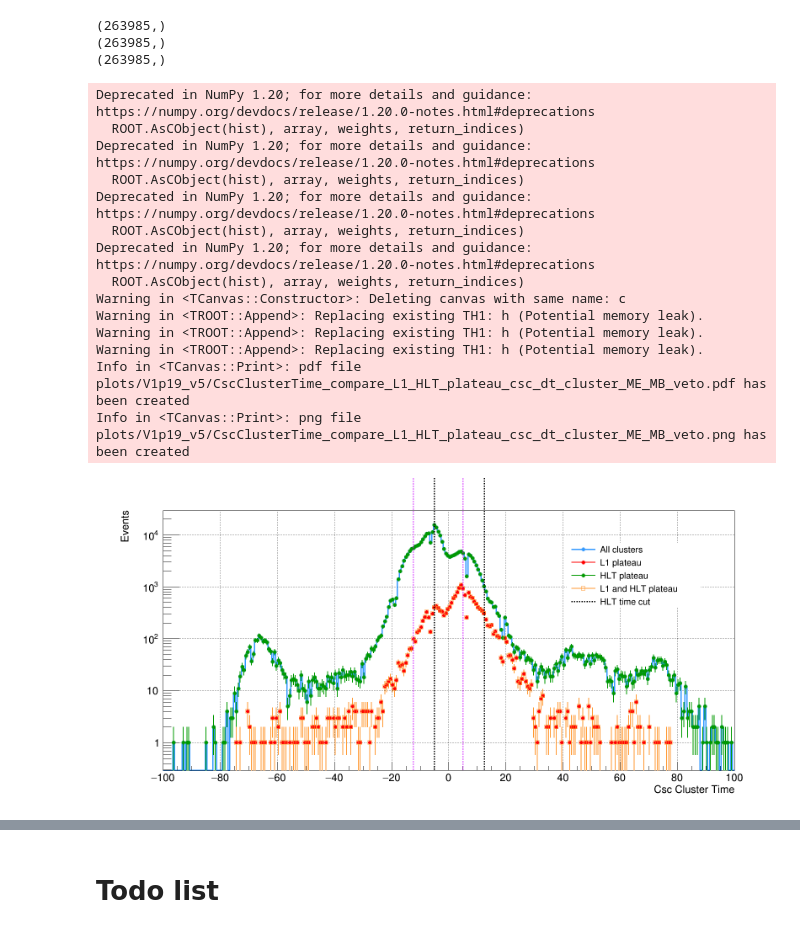
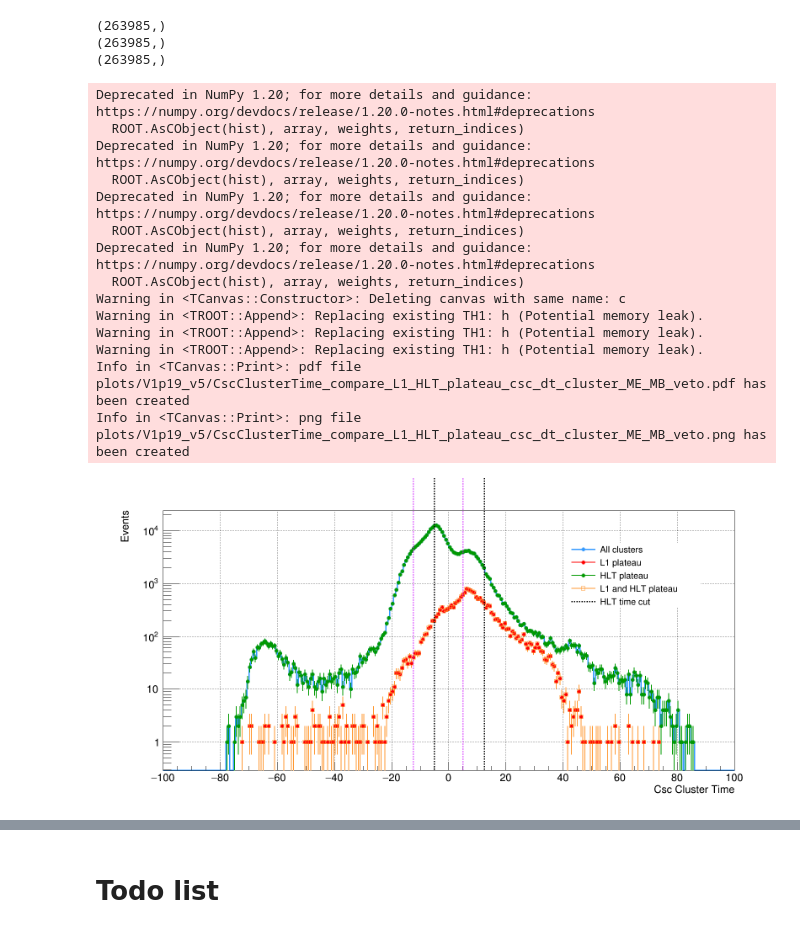
Before and after one commit to cms-lpc-llp/run3_muon_system_analysis, a Jupyter notebook: study_triggered_events_CSC_DT_v1.ipynb, the cells around one changed output, grey strips where cells are left out. Cells and saved outputs as stored; diff of their text form; code cells hidden in the pictures.

Commit message:
Fixed CSC Time to HLT definition

```diff
--- a/study_triggered_events_CSC_DT_v1.ipynb
+++ b/study_triggered_events_CSC_DT_v1.ipynb
@@ -275,13 +275,13 @@ for k, T in tree.items():
 
     #Time spread cut
     if do_csc_time_spread_cut:
-        sel_csccluster = np.logical_and(sel_csccluster, T.array('cscRechitCluster' + cluster_index + 'TimeSpreadWeightedAll')<20)
+        sel_csccluster = np.logical_and(sel_csccluster, T.array('cscRechitCluster' + cluster_index + 'TimeSpread')<20)
 
     #Time cut
     if do_csc_in_time_cut:
         sel_csccluster = np.logical_and(sel_csccluster, np.logical_and(
-            T.array('cscRechitCluster' + cluster_index + 'TimeWeighted')< 12.5,
-            T.array('cscRechitCluster' + cluster_index + 'TimeWeighted') > -5))
+            T.array('cscRechitCluster' + cluster_index + 'Time')< 12.5,
+            T.array('cscRechitCluster' + cluster_index + 'Time') > -5))
 
     #ME11 and ME12 veto
     ME11_veto = np.logical_and(
@@ -335,6 +335,9 @@ for k, T in tree.items():
         sel_dtcluster = np.logical_and(sel_dtcluster, MB1_veto)
 
     #Check with Christina:
+    #These selections ensure there are no clusters with hits in 4 DT stations to reduce muon background
+    #MB1 veto was not applied in Run2 double tag
+    #But we apply it now since it's present at HLT --> no need to implement this on top
     '''
     sel_dtcluster = np.logical_and(sel_dtcluster, np.logical_not(np.logical_and(T.array('dtRechitClusterMaxStation')==1, T.array('dtRechitClusterMaxStationRatio')>0.9)))
     cut = 5
@@ -417,16 +420,16 @@ for k, T in tree.items():
         cscClusterPhi[k] = T.array('cscRechitCluster' + cluster_index + 'Phi')[sel_csccluster][sel_ev[k]][:,:]
         cscClusterEta[k] = T.array('cscRechitCluster' + cluster_index + 'Eta')[sel_csccluster][sel_ev[k]][:,:]
         cscClusterSize[k] =  T.array('cscRechitCluster' + cluster_index + 'Size')[sel_csccluster][sel_ev[k]][:,:]
-        cscClusterTimeSpreadWeighted[k] =  T.array('cscRechitCluster' + cluster_index + 'TimeSpreadWeightedAll')[sel_csccluster][sel_ev[k]][:,:]
-        cscClusterTimeWeighted[k] =  T.array('cscRechitCluster' + cluster_index + 'TimeWeighted')[sel_csccluster][sel_ev[k]][:,:]
+        cscClusterTimeSpread[k] =  T.array('cscRechitCluster' + cluster_index + 'TimeSpread')[sel_csccluster][sel_ev[k]][:,:]
+        cscClusterTime[k] =  T.array('cscRechitCluster' + cluster_index + 'Time')[sel_csccluster][sel_ev[k]][:,:]
         #cscRechitClusterDphi1[k] =  T.array('cscRechitCluster' + cluster_index + 'MetEENoise_dPhi')[sel_csccluster][sel_ev[k]][:,:]
         #cscRechitClusterMe11Ratio[k] =  T.array('cscRechitCluster' + cluster_index + 'Me11Ratio')[sel_csccluster][sel_ev[k]]
         cscClusterSize2[k] =  T.array('cscRechitCluster' + cluster_index + 'Size')[sel_csccluster][ np.logical_and(sel_ev[k],sel_csccluster.sum() > 1)  ][:,:]
-        cscClusterTimeWeighted2[k] =  T.array('cscRechitCluster' + cluster_index + 'TimeWeighted')[sel_csccluster][ np.logical_and(sel_ev[k],sel_csccluster.sum() > 1)  ][:,:]
+        cscClusterTime2[k] =  T.array('cscRechitCluster' + cluster_index + 'Time')[sel_csccluster][ np.logical_and(sel_ev[k],sel_csccluster.sum() > 1)  ][:,:]
         cscClusterEta2[k] =  T.array('cscRechitCluster' + cluster_index + 'Eta')[sel_csccluster][ np.logical_and(sel_ev[k],sel_csccluster.sum() > 1)  ][:,:]
 
         cscClusterSize3[k] =  T.array('cscRechitCluster' + cluster_index + 'Size')[sel_csccluster][ np.logical_and(sel_ev[k],sel_csccluster.sum() > 2)  ][:,:]
-        cscClusterTimeWeighted3[k] =  T.array('cscRechitCluster' + cluster_index + 'TimeWeighted')[sel_csccluster][ np.logical_and(sel_ev[k],sel_csccluster.sum() > 2)  ][:,:]
+        cscClusterTime3[k] =  T.array('cscRechitCluster' + cluster_index + 'Time')[sel_csccluster][ np.logical_and(sel_ev[k],sel_csccluster.sum() > 2)  ][:,:]
         cscClusterEta3[k] =  T.array('cscRechitCluster' + cluster_index + 'Eta')[sel_csccluster][ np.logical_and(sel_ev[k],sel_csccluster.sum() > 2)  ][:,:]
 
         cscClusterNStation[k] =  T.array('cscRechitCluster' + cluster_index + 'NStation10')[sel_csccluster][sel_ev[k]][:,:]
@@ -438,9 +441,9 @@ for k, T in tree.items():
         sel_muonveto_csc[k] = muon_veto_csc[sel_csccluster][sel_ev[k]][:,:]
 
         #Separate in trigger categories
-        cscClusterTimeWeightedTr1[k] = T.array('cscRechitCluster' + cluster_index + 'TimeWeighted')[np.logical_and(sel_csccluster,sel_trgCluster_tr1)][sel_ev[k]][:,:]
-        cscClusterTimeWeightedTr2[k] = T.array('cscRechitCluster' + cluster_index + 'TimeWeighted')[np.logical_and(sel_csccluster,sel_trgCluster_tr2)][sel_ev[k]][:,:]
-        cscClusterTimeWeightedTr3[k] = T.array('cscRechitCluster' + cluster_index + 'TimeWeighted')[np.logical_and(sel_csccluster,sel_trgCluster_tr3)][sel_ev[k]][:,:]
+        cscClusterTimeTr1[k] = T.array('cscRechitCluster' + cluster_index + 'Time')[np.logical_and(sel_csccluster,sel_trgCluster_tr1)][sel_ev[k]][:,:]
+        cscClusterTimeTr2[k] = T.array('cscRechitCluster' + cluster_index + 'Time')[np.logical_and(sel_csccluster,sel_trgCluster_tr2)][sel_ev[k]][:,:]
+        cscClusterTimeTr3[k] = T.array('cscRechitCluster' + cluster_index + 'Time')[np.logical_and(sel_csccluster,sel_trgCluster_tr3)][sel_ev[k]][:,:]
         cscClusterEtaTr1[k] = T.array('cscRechitCluster' + cluster_index + 'Eta')[np.logical_and(sel_csccluster,sel_trgCluster_tr1)][sel_ev[k]][:,:]
         cscClusterEtaTr2[k] = T.array('cscRechitCluster' + cluster_index + 'Eta')[np.logical_and(sel_csccluster,sel_trgCluster_tr2)][sel_ev[k]][:,:]
         cscClusterEtaTr3[k] = T.array('cscRechitCluster' + cluster_index + 'Eta')[np.logical_and(sel_csccluster,sel_trgCluster_tr3)][sel_ev[k]][:,:]
@@ -472,8 +475,8 @@ for k, T in tree.items():
         cscClusterPhi[k] = T.array('cscRechitCluster' + cluster_index + 'Phi')[sel_csccluster][sel_ev[k]][:,:]
         cscClusterEta[k] = T.array('cscRechitCluster' + cluster_index + 'Eta')[sel_csccluster][sel_ev[k]][:,:]
         cscClusterSize[k] =  T.array('cscRechitCluster' + cluster_index + 'Size')[sel_csccluster][sel_ev[k]][:,:]
-        cscClusterTimeWeighted[k] =  T.array('cscRechitCluster' + cluster_index + 'TimeWeighted')[sel_csccluster][sel_ev[k]][:,:]
-        cscClusterTimeSpreadWeighted[k] =  T.array('cscRechitCluster' + cluster_index + 'TimeSpreadWeightedAll')[sel_csccluster][sel_ev[k]][:,:]
+        cscClusterTime[k] =  T.array('cscRechitCluster' + cluster_index + 'Time')[sel_csccluster][sel_ev[k]][:,:]
+        cscClusterTimeSpread[k] =  T.array('cscRechitCluster' + cluster_index + 'TimeSpread')[sel_csccluster][sel_ev[k]][:,:]
         cscClusterNStation[k] =  T.array('cscRechitCluster' + cluster_index + 'NStation10')[sel_csccluster][sel_ev[k]][:,:]
         nCscClusters[k] = sel_csccluster.sum()[sel_ev[k]]
         nDtClusters[k] = sel_dtcluster.sum()[sel_ev[k]]
@@ -653,7 +655,7 @@ h2 = {}
 can.cd()
 for k in tree_keys:
 
-    h[k] = create_TH1D(cscClusterTimeWeighted[k].flatten(),title="",axis_title = ['Cluster Time','Events'], binning=[300,-150,150])#binning=[100,-80,80])
+    h[k] = create_TH1D(cscClusterTime[k].flatten(),title="",axis_title = ['Cluster Time','Events'], binning=[300,-150,150])#binning=[100,-80,80])
     leg.AddEntry(h[k],"CSC")
     h[k].SetLineColor(861)
     h[k].SetLineWidth(3)
@@ -794,7 +796,7 @@ h3 = {}
 can.cd()
 for k in tree_keys:
 
-    h[k] = create_TH1D(cscClusterTimeWeighted[k].flatten(),title="",axis_title = ['Csc Cluster Time','Events'], binning=[300,-100,100])#binning=[100,-80,80])
+    h[k] = create_TH1D(cscClusterTime[k].flatten(),title="",axis_title = ['Csc Cluster Time','Events'], binning=[300,-100,100])#binning=[100,-80,80])
     leg.AddEntry(h[k],"All clusters")
     h[k].SetLineColor(861)
     h[k].SetLineWidth(3)
@@ -806,7 +808,7 @@ for k in tree_keys:
     #h[k].SetMinimum(0.002)
 
 
-    h1[k] = create_TH1D(cscClusterTimeWeighted[k][ L1_plateau[k] ].flatten(),title="",axis_title = ['Csc Cluster Time','Events'], binning=[300,-100,100])#binning=[100,-80,80])#binning=[300,-150,150])
+    h1[k] = create_TH1D(cscClusterTime[k][ L1_plateau[k] ].flatten(),title="",axis_title = ['Csc Cluster Time','Events'], binning=[300,-100,100])#binning=[100,-80,80])#binning=[300,-150,150])
     leg.AddEntry(h1[k],"L1 plateau")
     h1[k].SetLineColor(2)
     h1[k].SetLineWidth(2)
@@ -818,7 +820,7 @@ for k in tree_keys:
     #h[k].SetMinimum(0.002)
 
 
-    h2[k] = create_TH1D(cscClusterTimeWeighted[k][HLT_plateau[k]].flatten(),title="",axis_title = ['Csc Cluster Time','Events'], binning=[300,-100,100])#binning=[100,-80,80])#
+    h2[k] = create_TH1D(cscClusterTime[k][HLT_plateau[k]].flatten(),title="",axis_title = ['Csc Cluster Time','Events'], binning=[300,-100,100])#binning=[100,-80,80])#
     leg.AddEntry(h2[k],"HLT plateau")
     h2[k].SetLineColor(418)
     h2[k].SetLineWidth(2)
@@ -827,7 +829,7 @@ for k in tree_keys:
     h2[k].SetMarkerSize(1.2)
     #if h2[k].Integral()>0:h2[k].Scale(1./h2[k].Integral())
 
-    h3[k] = create_TH1D(cscClusterTimeWeighted[k][ np.logical_and(L1_plateau[k],HLT_plateau[k]) ].flatten(),title="",axis_title = ['Csc Cluster Time','Events'], binning=[300,-100,100])#binning=[100,-80,80])#
+    h3[k] = create_TH1D(cscClusterTime[k][ np.logical_and(L1_plateau[k],HLT_plateau[k]) ].flatten(),title="",axis_title = ['Csc Cluster Time','Events'], binning=[300,-100,100])#binning=[100,-80,80])#
     leg.AddEntry(h3[k],"L1 and HLT plateau")
     h3[k].SetLineColor(801)
     h3[k].SetLineWidth(2)
@@ -862,34 +864,34 @@ for k in tree_keys:
     line_pos2 = rt.TLine(5,0.,5,1e6)
     line_pos2.SetLineWidth(3)
     line_pos2.SetLineStyle(3)
     line_pos2.SetLineColor(880)
     line_pos2.Draw('same')
 
 leg.Draw()
 can.SetRightMargin(0.05)
 can.SetGrid()
 
 # if setlog:
 can.SetLogy()
 can.Draw()
 can.Print("plots/V1p19_"+vers+"/CscClusterTime_compare_L1_HLT_plateau"+plot_string+".pdf")
 can.Print("plots/V1p19_"+vers+"/CscClusterTime_compare_L1_HLT_plateau"+plot_string+".png")
 # %% [output]
 Deprecated in NumPy 1.20; for more details and guidance: https://numpy.org/devdocs/release/1.20.0-notes.html#deprecations
   ROOT.AsCObject(hist), array, weights, return_indices)
 Deprecated in NumPy 1.20; for more details and guidance: https://numpy.org/devdocs/release/1.20.0-notes.html#deprecations
   ROOT.AsCObject(hist), array, weights, return_indices)
 Deprecated in NumPy 1.20; for more details and guidance: https://numpy.org/devdocs/release/1.20.0-notes.html#deprecations
   ROOT.AsCObject(hist), array, weights, return_indices)
 Deprecated in NumPy 1.20; for more details and guidance: https://numpy.org/devdocs/release/1.20.0-notes.html#deprecations
   ROOT.AsCObject(hist), array, weights, return_indices)
 Warning in <TCanvas::Constructor>: Deleting canvas with same name: c
 Warning in <TROOT::Append>: Replacing existing TH1: h (Potential memory leak).
 Warning in <TROOT::Append>: Replacing existing TH1: h (Potential memory leak).
 Warning in <TROOT::Append>: Replacing existing TH1: h (Potential memory leak).
 Info in <TCanvas::Print>: pdf file plots/V1p19_v5/CscClusterTime_compare_L1_HLT_plateau_csc_dt_cluster_ME_MB_veto.pdf has been created
 Info in <TCanvas::Print>: png file plots/V1p19_v5/CscClusterTime_compare_L1_HLT_plateau_csc_dt_cluster_ME_MB_veto.png has been created
-[figure, old version]
+[figure, new version]
 # %%
 can = rt.TCanvas('c','c', 1600, 800)
 leg = rt.TLegend(0.7,0.6,0.9,0.8)
```
Also changed, not shown: parts of 3 cells of this notebook, 2 other files.
